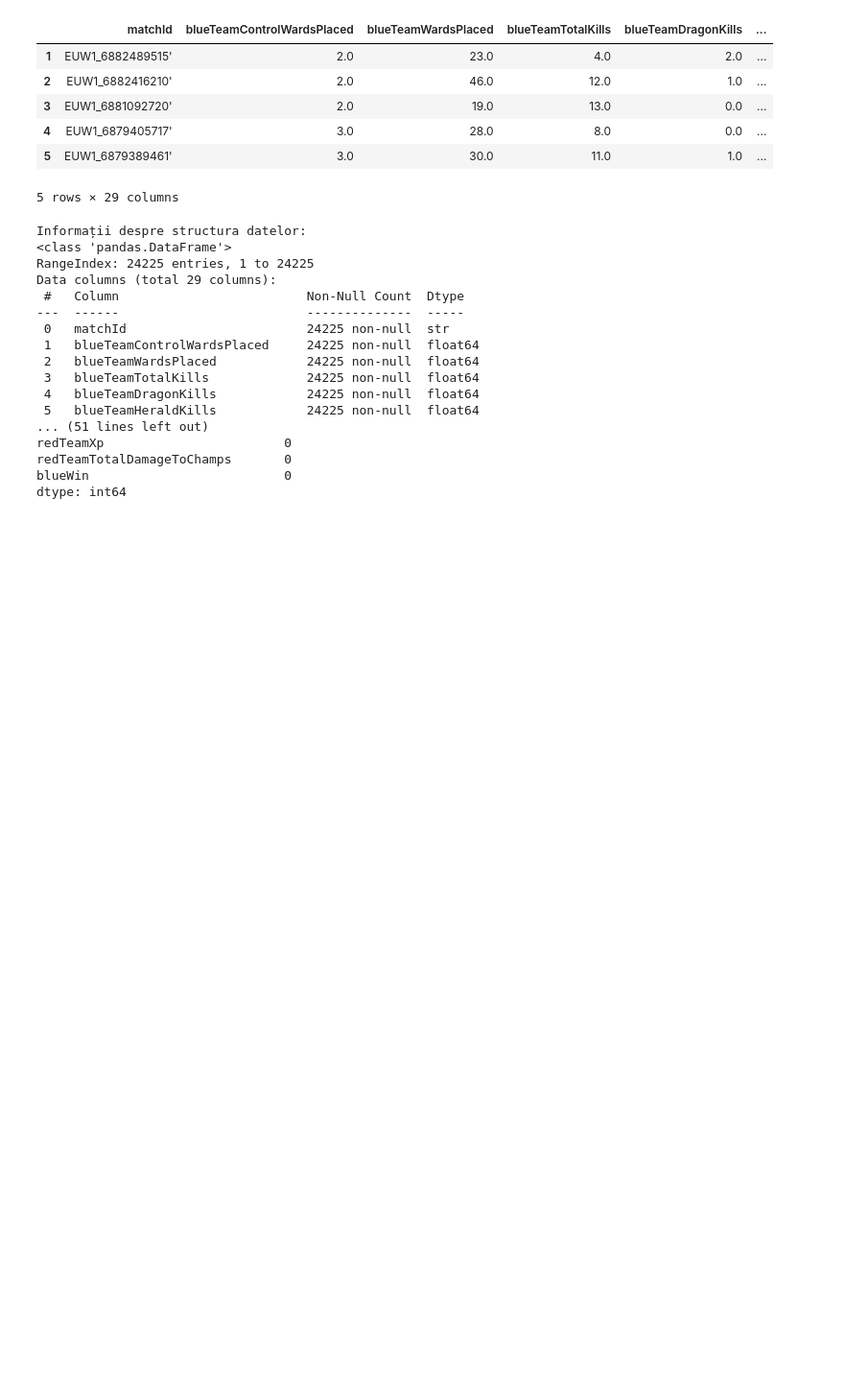
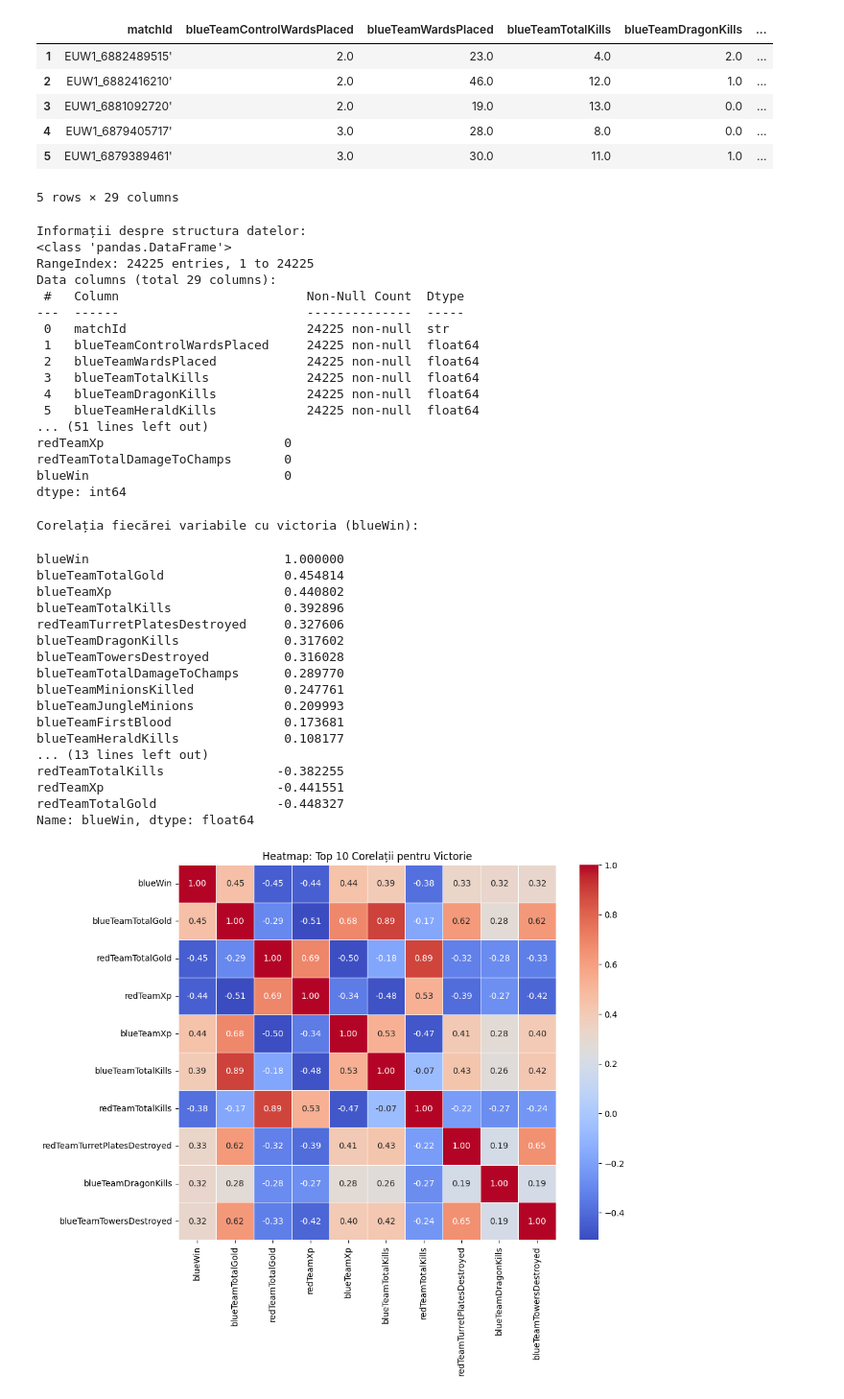
Before and after one commit to andimm09/Sisteme_Inteligente, a Jupyter notebook: main.ipynb, the cells around one changed output. Shown at 96% size. Cells and saved outputs as stored; diff of their text form; code cells hidden in the pictures; blank space fills up the shorter version.

```diff
--- a/main.ipynb
+++ b/main.ipynb
@@ -68,3 +70,39 @@ redTeamXp                        0
 redTeamTotalDamageToChamps       0
 blueWin                          0
 dtype: int64
+# %%
+df_numeric = df.select_dtypes(include=['number', 'float64', 'int64'])
+
+print("Corelația fiecărei variabile cu victoria (blueWin):")
+corelatii_victorie = df_numeric.corr()['blueWin'].sort_values(ascending=False)
+display(corelatii_victorie)
+
+
+plt.figure(figsize=(10, 8))
+
+top_variabile = df_numeric.corr()['blueWin'].abs().sort_values(ascending=False).head(10).index
+matrice_corelatie_top = df_numeric[top_variabile].corr()
+
+sns.heatmap(matrice_corelatie_top, annot=True, cmap='coolwarm', fmt=".2f", linewidths=.5)
+plt.title('Heatmap: Top 10 Corelații pentru Victorie')
+plt.show()
+# %% [output]
+Corelația fiecărei variabile cu victoria (blueWin):
+blueWin                          1.000000
+blueTeamTotalGold                0.454814
+blueTeamXp                       0.440802
+blueTeamTotalKills               0.392896
+redTeamTurretPlatesDestroyed     0.327606
+blueTeamDragonKills              0.317602
+blueTeamTowersDestroyed          0.316028
+blueTeamTotalDamageToChamps      0.289770
+blueTeamMinionsKilled            0.247761
+blueTeamJungleMinions            0.209993
+blueTeamFirstBlood               0.173681
+blueTeamHeraldKills              0.108177
+... (13 lines left out)
+redTeamTotalKills               -0.382255
+redTeamXp                       -0.441551
+redTeamTotalGold                -0.448327
+Name: blueWin, dtype: float64
+[figure, added]
```
Also changed, not shown: parts of 2 cells of this notebook.
